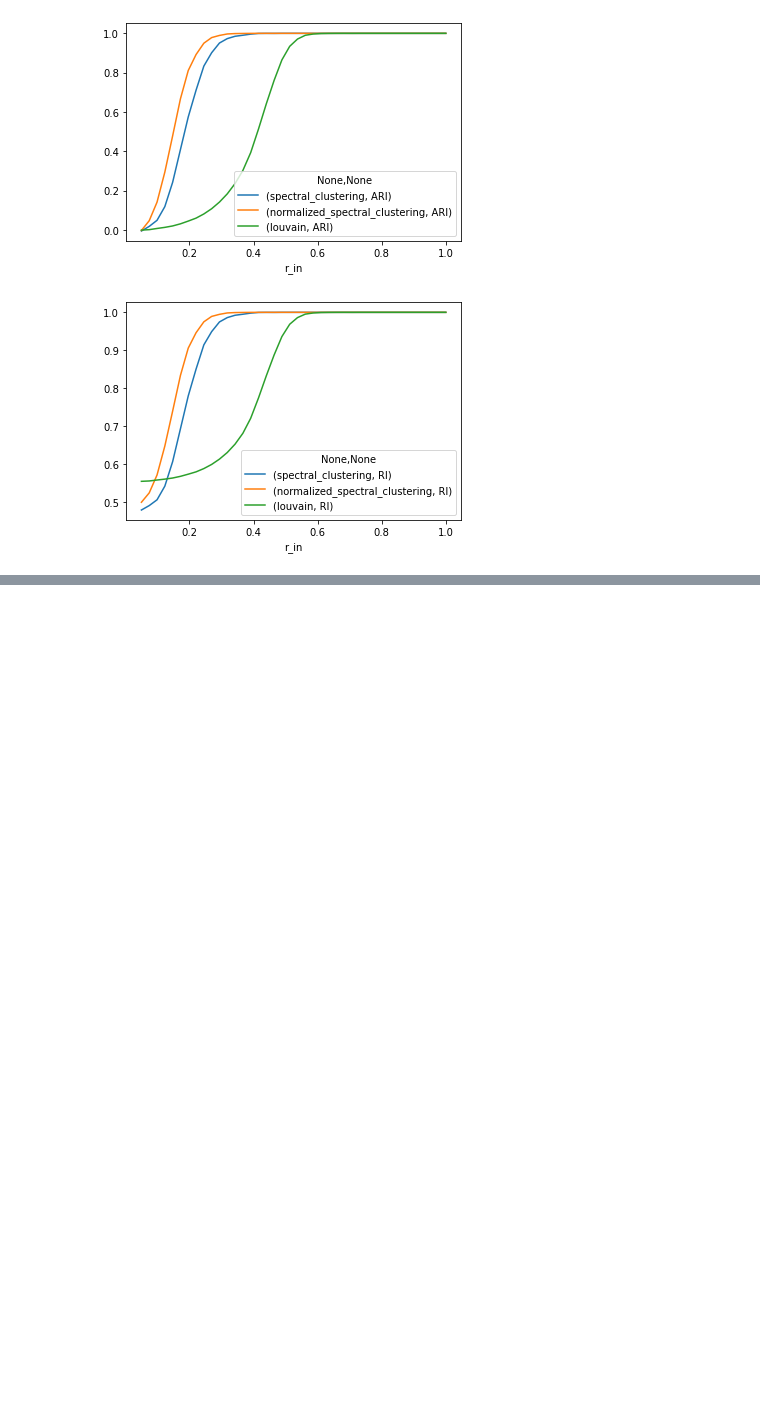
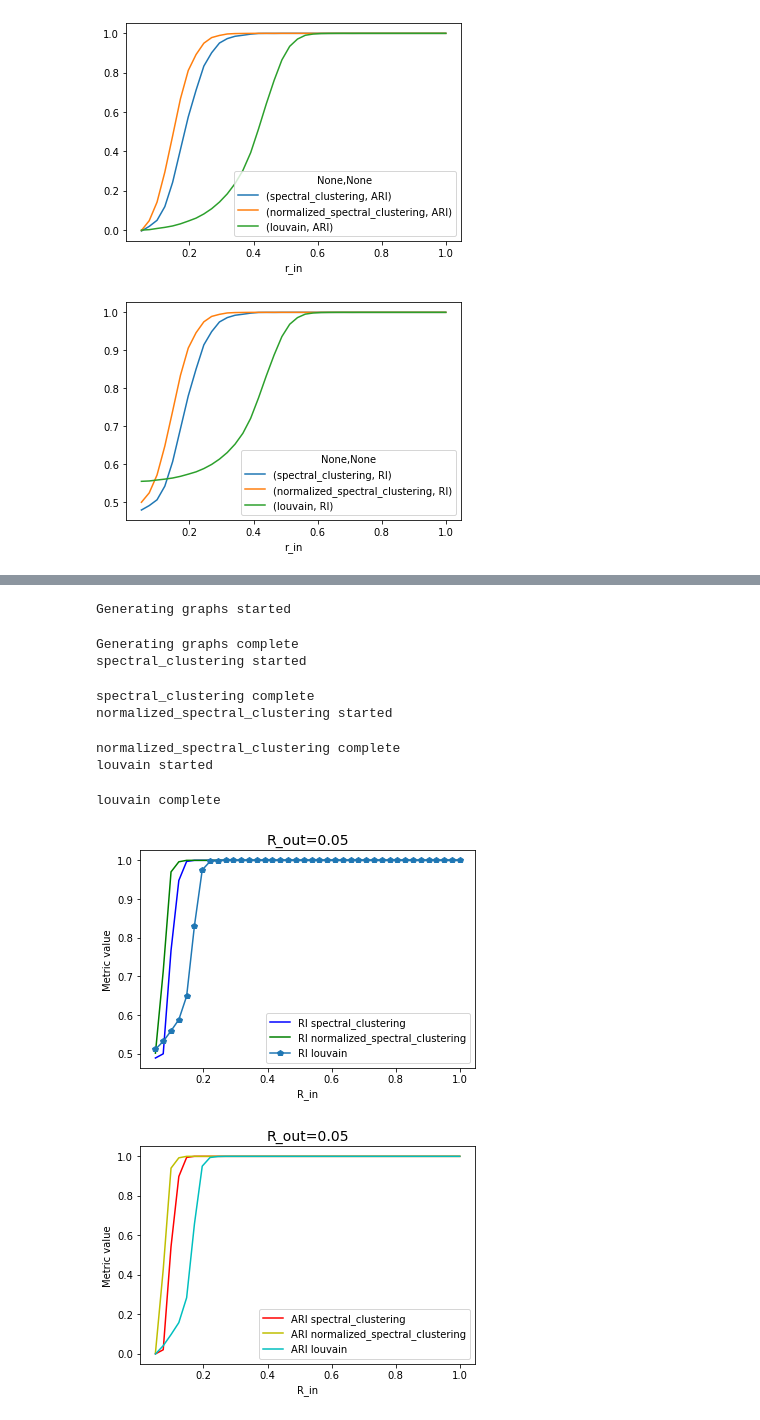
Before and after one commit to orrrrtem/Clustering_uncertainty, a Jupyter notebook: clustering_uncertainty.ipynb, the cells around one changed output, grey strips where cells are left out. Drawn from its saved outputs; the diff is of its cells as text; code cells hidden in the pictures; blank space fills up the shorter version.

```diff
--- a/clustering_uncertainty.ipynb
+++ b/clustering_uncertainty.ipynb
@@ -542,0 +595,22 @@ df100[[x  for x in df100.columns if x[1] is 'RI']].plot()
+# %%
+true_labels, result, estimated_graphs_bags= compute_clustering(
+    rs,
+    algos=[spectral_clustering, normalized_spectral_clustering, louvain ],
+    num_clusters = 2, cluster_size=20, sample_vol = 400,
+    num_repeats=200)
+
+metrics400 = validation(true_labels, result, estimated_graphs_bags)
+
+df400 = metrics_to_df(metrics400, rs)
+df400.to_csv('graph_40_r_out05_sample_400_repeates200')
+# %% [output]
+Generating graphs started
+Generating graphs complete
+spectral_clustering started
+spectral_clustering complete
+normalized_spectral_clustering started
+normalized_spectral_clustering complete
+louvain started
+louvain complete
+[figure, added]
+[figure, added]
```
Also changed, not shown: parts of 8 cells of this notebook.
